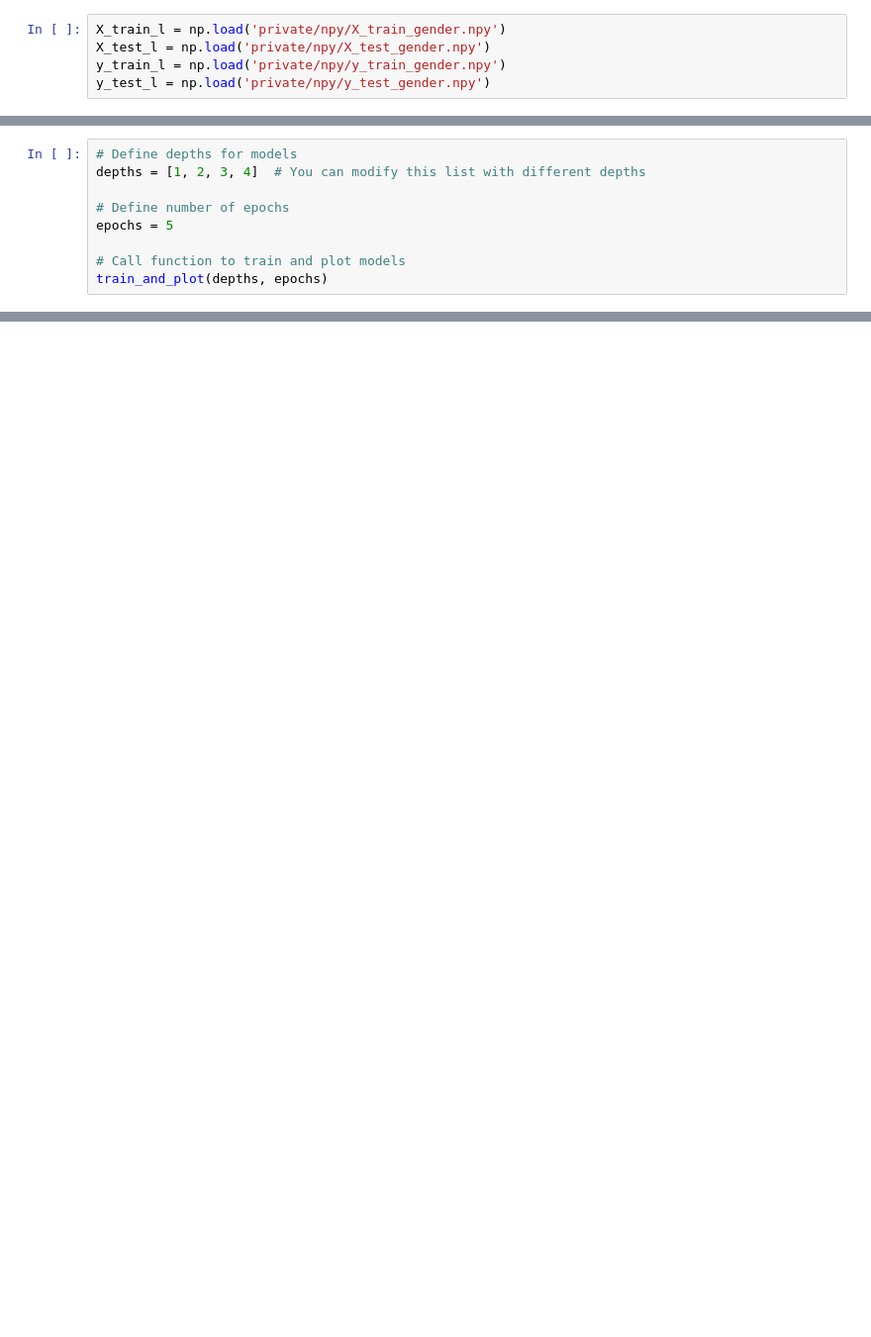
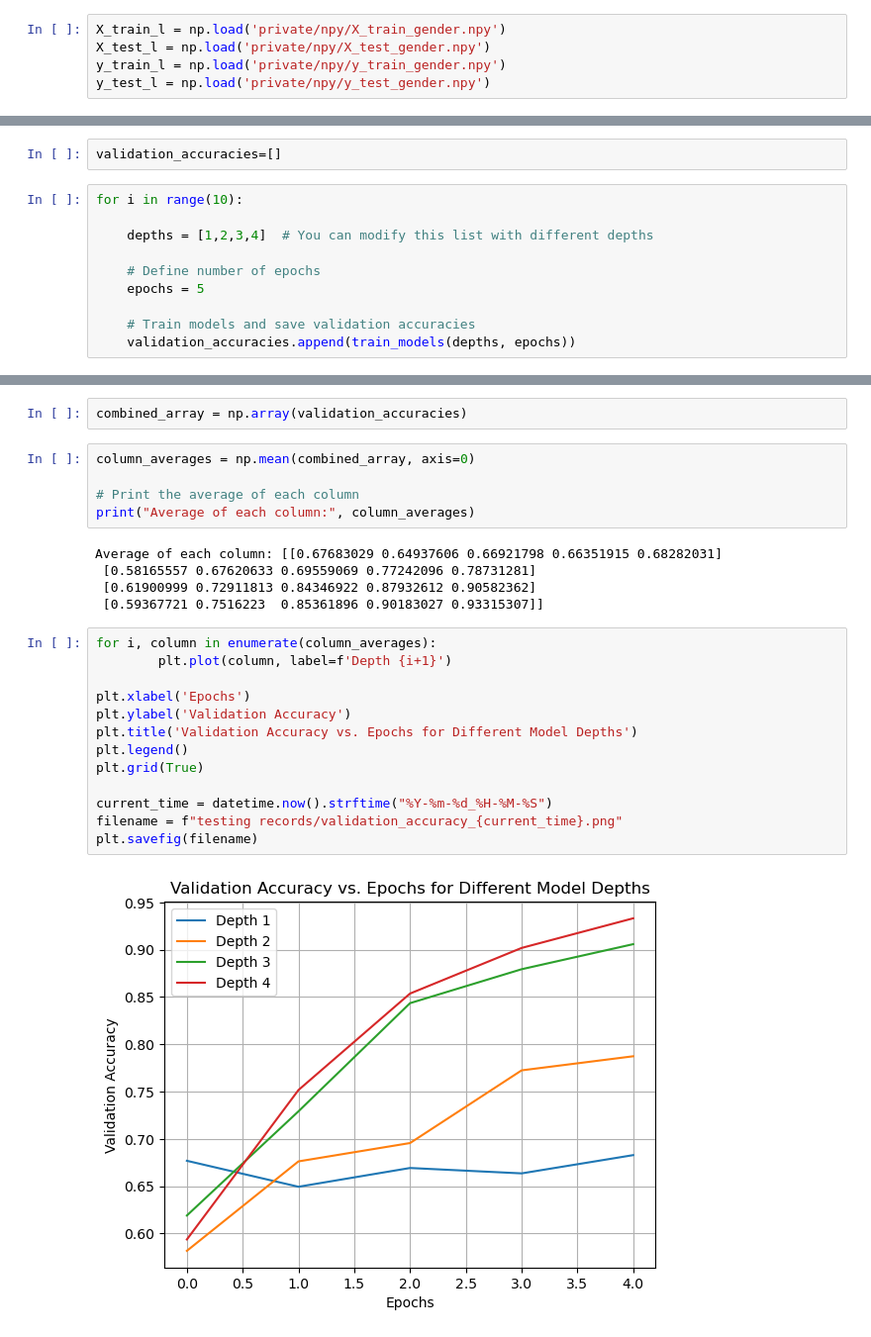
Before and after one commit to DheemanKumar/audio-ai, a Jupyter notebook: cnn/cnn_gender.ipynb, the cells around one changed output, grey strips where cells are left out. Shown: that part at 99% size. Drawn from its saved outputs; the diff is of its cells as text; blank space fills up the shorter version.

Commit message:
gender cnn depth search
find a good depth for conv layer of cnn

```diff
--- a/cnn/cnn_gender.ipynb
+++ b/cnn/cnn_gender.ipynb
@@ -85,10 +62,13 @@ def train_and_plot(depths, epochs):
+# %%
+validation_accuracies=[]
 # %%
-# Define depths for models
-depths = [1, 2, 3, 4]  # You can modify this list with different depths
+for i in range(10):
 
-# Define number of epochs
-epochs = 5
+    depths = [1,2,3,4]  # You can modify this list with different depths
 
-# Call function to train and plot models
-train_and_plot(depths, epochs)
+    # Define number of epochs
+    epochs = 5
+
+    # Train models and save validation accuracies
+    validation_accuracies.append(train_models(depths, epochs))
 # %% [output]
@@ -129,0 +112,27 @@ Gender : Female
+# %%
+combined_array = np.array(validation_accuracies)
+# %%
+column_averages = np.mean(combined_array, axis=0)
+
+# Print the average of each column
+print("Average of each column:", column_averages)
+# %% [output]
+Average of each column: [[0.67683029 0.64937606 0.66921798 0.66351915 0.68282031]
+ [0.58165557 0.67620633 0.69559069 0.77242096 0.78731281]
+ [0.61900999 0.72911813 0.84346922 0.87932612 0.90582362]
+ [0.59367721 0.7516223  0.85361896 0.90183027 0.93315307]]
+# %%
+for i, column in enumerate(column_averages):
+        plt.plot(column, label=f'Depth {i+1}')
+
+plt.xlabel('Epochs')
+plt.ylabel('Validation Accuracy')
+plt.title('Validation Accuracy vs. Epochs for Different Model Depths')
+plt.legend()
+plt.grid(True)
+
+current_time = datetime.now().strftime("%Y-%m-%d_%H-%M-%S")
+filename = f"testing records/validation_accuracy_{current_time}.png"
+plt.savefig(filename)
+# %% [output]
+[figure, added]
```
Also changed, not shown: parts of 15 cells of this notebook, 3 other files.
